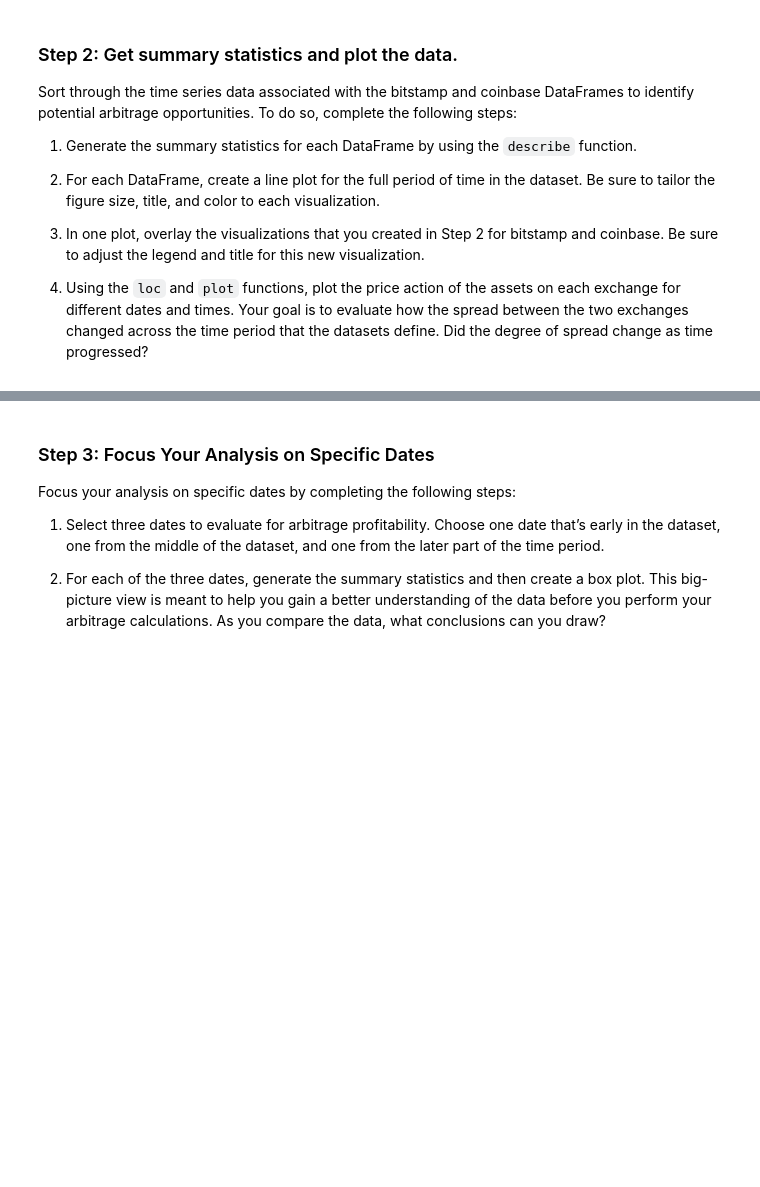
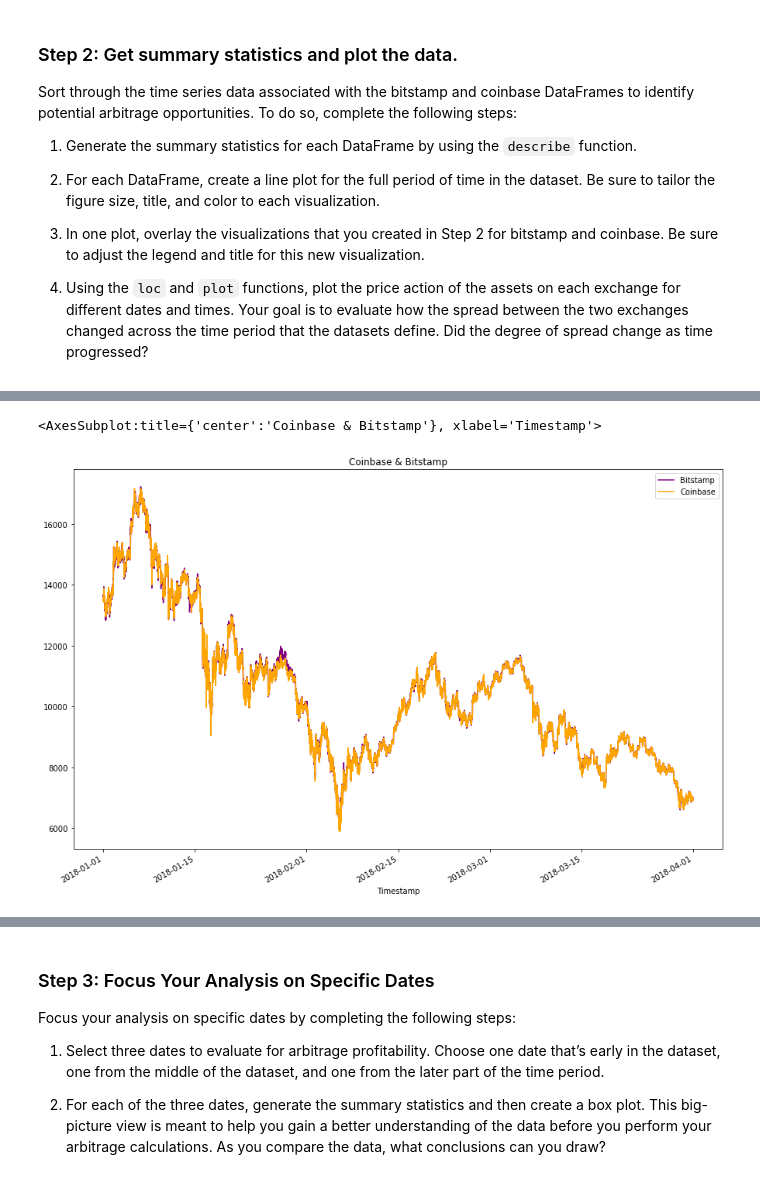
Before and after one commit to daniel-lobster/crypto_arbitrage, a Jupyter notebook: crypto_arbitrage.ipynb, the cells around one changed output, grey strips where cells are left out. Drawn from its saved outputs; the diff is of its cells as text; code cells hidden in the pictures; blank space fills up the shorter version.

```diff
--- a/crypto_arbitrage.ipynb
+++ b/crypto_arbitrage.ipynb
@@ -321,8 +284,13 @@ Sort through the time series data associated with the bitstamp and coinbase Data
 # %%
 # Overlay the visualizations for the bitstamp and coinbase DataFrames in one plot
 # The plot should visualize the prices over the full lenth of the dataset
 # Be sure to include the parameters: legend, figure size, title, and color and label
 # YOUR CODE HERE
+bitstamp_sliced.plot(figsize=(15,10), color = 'purple', label='Bitstamp', legend=True)
+coinbase_sliced.plot(figsize=(15,10), title='Coinbase & Bitstamp', color = 'orange', label='Coinbase', legend=True)
+# %% [output]
+<AxesSubplot:title={'center':'Coinbase & Bitstamp'}, xlabel='Timestamp'>
+[figure, added]
 # %%
 # Using the loc and plot functions, create an overlay plot that visualizes
 # the price action of both DataFrames for a one month period early in the dataset
```
Also changed, not shown: parts of 56 cells of this notebook, 6 other files.
